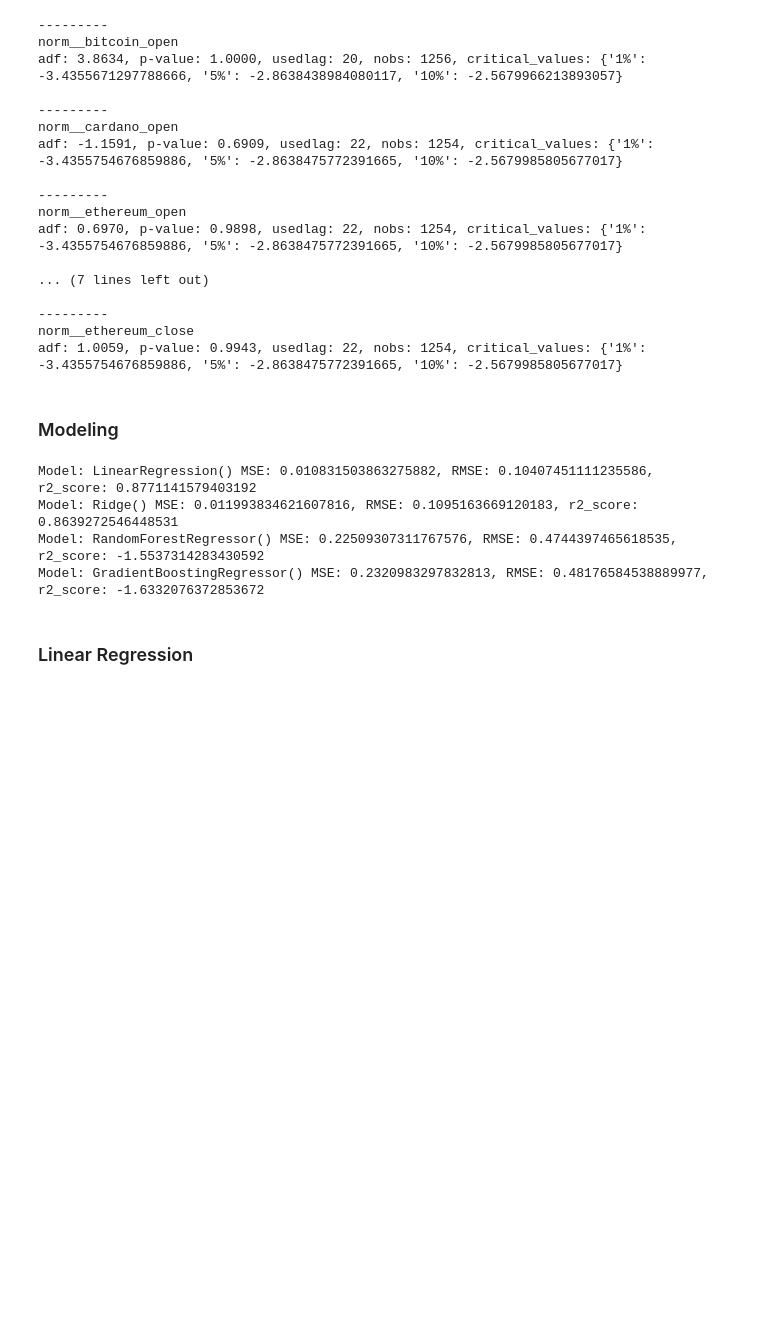
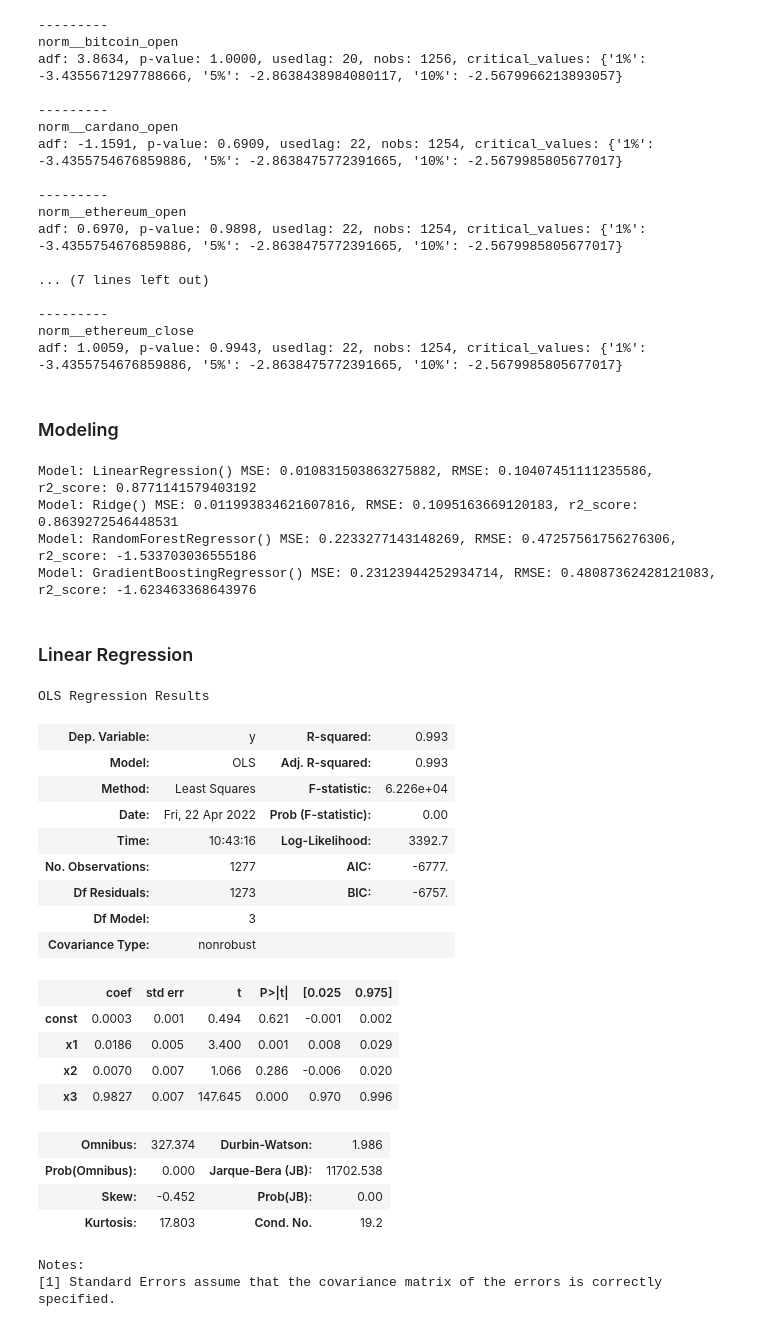
Before and after one commit to jcalvesoliveira/crypto-deep-learning, a Jupyter notebook: notebooks/1.0-initial-data-exploration.ipynb, the cells around one changed output. Saved outputs shown, nothing was run; the diff lists cells and outputs as text; code cells hidden in the pictures; blank space fills up the shorter version.

```diff
--- a/notebooks/1.0-initial-data-exploration.ipynb
+++ b/notebooks/1.0-initial-data-exploration.ipynb
@@ -400,18 +410,44 @@ def evaluate_model(model, X_train, y_train, X_test, y_test):
 models = [
     LinearRegression(),
     Ridge(),
-    RandomForestRegressor(),
-    GradientBoostingRegressor()
+    RandomForestRegressor(random_state=42),
+    GradientBoostingRegressor(random_state=42),
 ]
 for model in models:
     evaluate_model(model, X_train, y_train, X_test, y_test)
 # %% [output]
 Model: LinearRegression() MSE: 0.010831503863275882, RMSE: 0.10407451111235586, r2_score: 0.8771141579403192
 Model: Ridge() MSE: 0.011993834621607816, RMSE: 0.1095163669120183, r2_score: 0.8639272546448531
-Model: RandomForestRegressor() MSE: 0.22509307311767576, RMSE: 0.4744397465618535, r2_score: -1.5537314283430592
-Model: GradientBoostingRegressor() MSE: 0.2320983297832813, RMSE: 0.48176584538889977, r2_score: -1.6332076372853672
+Model: RandomForestRegressor() MSE: 0.2233277143148269, RMSE: 0.47257561756276306, r2_score: -1.533703036555186
+Model: GradientBoostingRegressor() MSE: 0.23123944252934714, RMSE: 0.48087362428121083, r2_score: -1.623463368643976
 # %% [markdown]
 ### Linear Regression
+# %%
+X2 = sm.add_constant(X_train)
+ols = sm.OLS(y_train, X2).fit()
+ols.summary()
+# %% [output]
+OLS Regression Results
+| Dep. Variable: | y | R-squared: | 0.993 |
+| Model: | OLS | Adj. R-squared: | 0.993 |
+| Method: | Least Squares | F-statistic: | 6.226e+04 |
+| Date: | Fri, 22 Apr 2022 | Prob (F-statistic): | 0.00 |
+| Time: | 10:43:16 | Log-Likelihood: | 3392.7 |
+| No. Observations: | 1277 | AIC: | -6777. |
+| Df Residuals: | 1273 | BIC: | -6757. |
+| Df Model: | 3 |  |  |
+| Covariance Type: | nonrobust |  |  |
+|  | coef | std err | t | P>|t| | [0.025 | 0.975] |
+| const | 0.0003 | 0.001 | 0.494 | 0.621 | -0.001 | 0.002 |
+| x1 | 0.0186 | 0.005 | 3.400 | 0.001 | 0.008 | 0.029 |
+| x2 | 0.0070 | 0.007 | 1.066 | 0.286 | -0.006 | 0.020 |
+| x3 | 0.9827 | 0.007 | 147.645 | 0.000 | 0.970 | 0.996 |
+| Omnibus: | 327.374 | Durbin-Watson: | 1.986 |
+| Prob(Omnibus): | 0.000 | Jarque-Bera (JB): | 11702.538 |
+| Skew: | -0.452 | Prob(JB): | 0.00 |
+| Kurtosis: | 17.803 | Cond. No. | 19.2 |
+Notes:
+[1] Standard Errors assume that the covariance matrix of the errors is correctly specified.
 # %%
 model = LinearRegression()
 model.fit(X_train, y_train)
```
Also changed, not shown: parts of 18 cells of this notebook.
